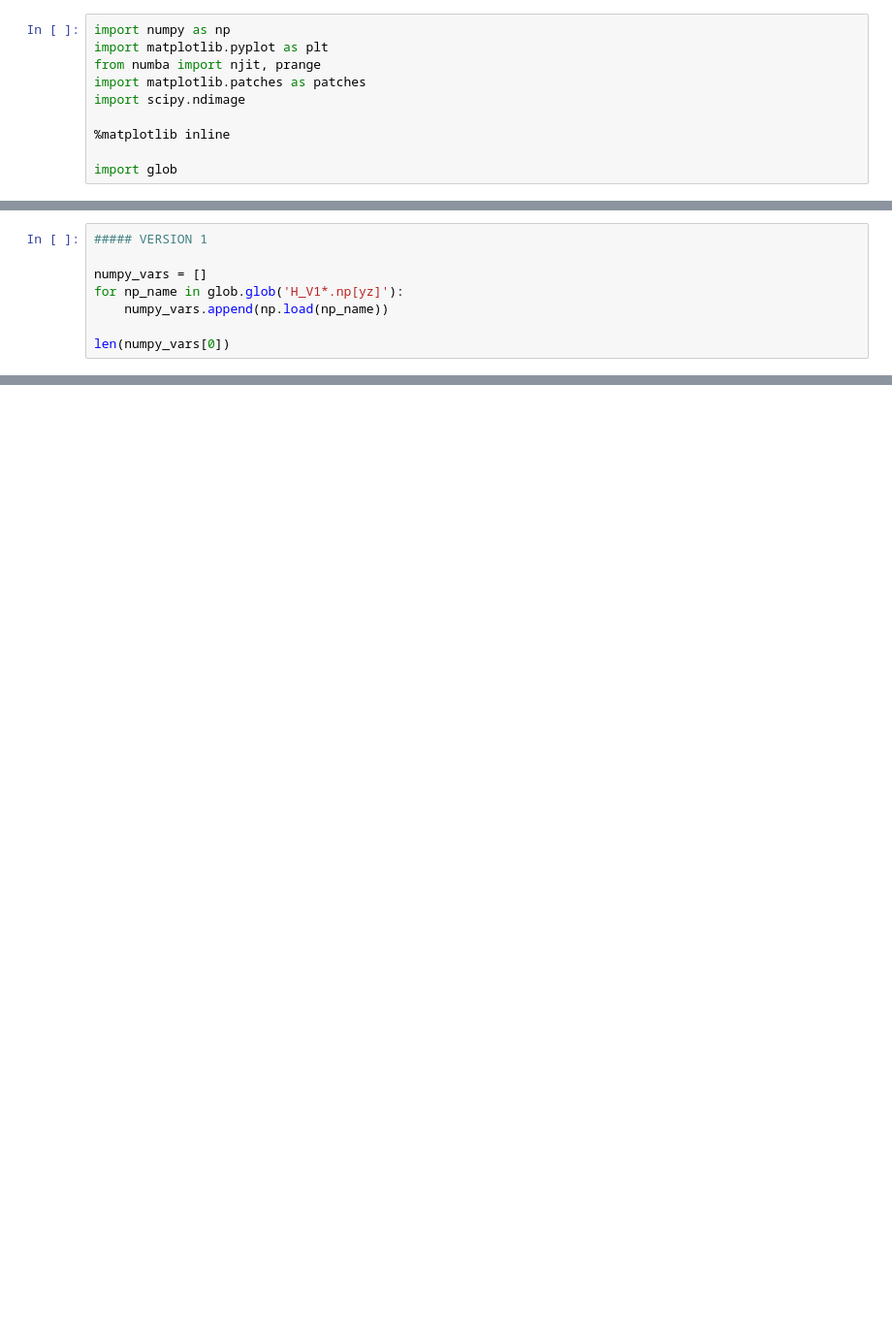
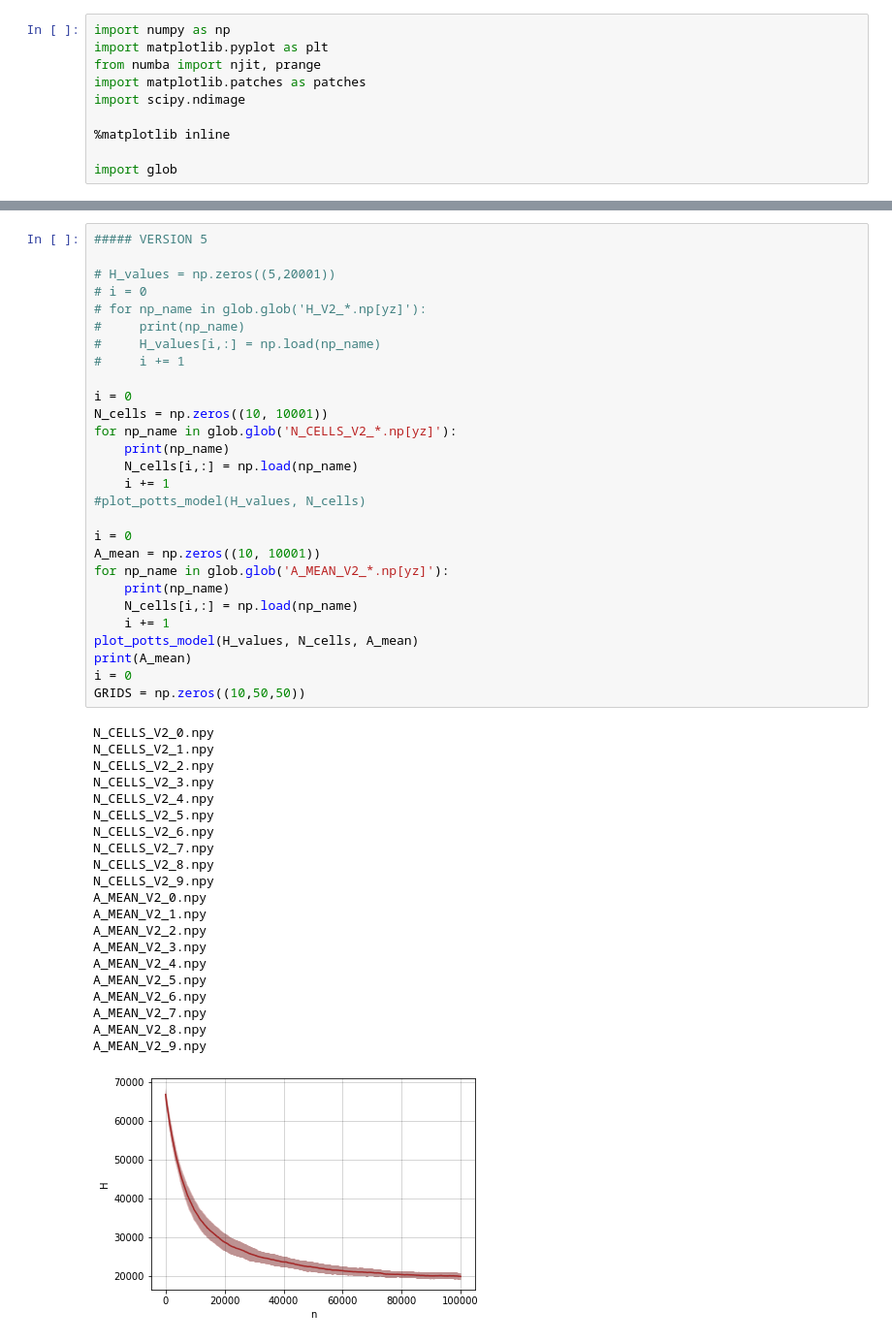
Before and after one commit to hensjiepensjie/computational-biology-4, a Jupyter notebook: ceullar_potts_analysis.ipynb, the cells around one changed output, grey strips where cells are left out. Shown: that part at 97% size. Drawn from its saved outputs; the diff is of its cells as text; blank space fills up the shorter version.

```diff
--- a/ceullar_potts_analysis.ipynb
+++ b/ceullar_potts_analysis.ipynb
@@ -38,8 +10,0 @@ def plot_potts_model(grid, id_to_type, H):
-# %%
-##### VERSION 1
-
-numpy_vars = []
-for np_name in glob.glob('H_V1*.np[yz]'):
-    numpy_vars.append(np.load(np_name))
-
-len(numpy_vars[0])
@@ -47,0 +63,50 @@ len(numpy_vars[0])
+# %%
+##### VERSION 5
+
+# H_values = np.zeros((5,20001))
+# i = 0
+# for np_name in glob.glob('H_V2_*.np[yz]'):
+#     print(np_name)
+#     H_values[i,:] = np.load(np_name)
+#     i += 1
+
+i = 0
+N_cells = np.zeros((10, 10001))
+for np_name in glob.glob('N_CELLS_V2_*.np[yz]'):
+    print(np_name)
+    N_cells[i,:] = np.load(np_name)
+    i += 1
+#plot_potts_model(H_values, N_cells)
+
+i = 0
+A_mean = np.zeros((10, 10001))
+for np_name in glob.glob('A_MEAN_V2_*.np[yz]'):
+    print(np_name)
+    N_cells[i,:] = np.load(np_name)
+    i += 1
+plot_potts_model(H_values, N_cells, A_mean)
+print(A_mean)
+i = 0
+GRIDS = np.zeros((10,50,50))
+# %% [output]
+N_CELLS_V2_0.npy
+N_CELLS_V2_1.npy
+N_CELLS_V2_2.npy
+N_CELLS_V2_3.npy
+N_CELLS_V2_4.npy
+N_CELLS_V2_5.npy
+N_CELLS_V2_6.npy
+N_CELLS_V2_7.npy
+N_CELLS_V2_8.npy
+N_CELLS_V2_9.npy
+A_MEAN_V2_0.npy
+A_MEAN_V2_1.npy
+A_MEAN_V2_2.npy
+A_MEAN_V2_3.npy
+A_MEAN_V2_4.npy
+A_MEAN_V2_5.npy
+A_MEAN_V2_6.npy
+A_MEAN_V2_7.npy
+A_MEAN_V2_8.npy
+A_MEAN_V2_9.npy
+[figure, added]
```
Also changed, not shown: parts of 4 cells of this notebook, 38 other files.
